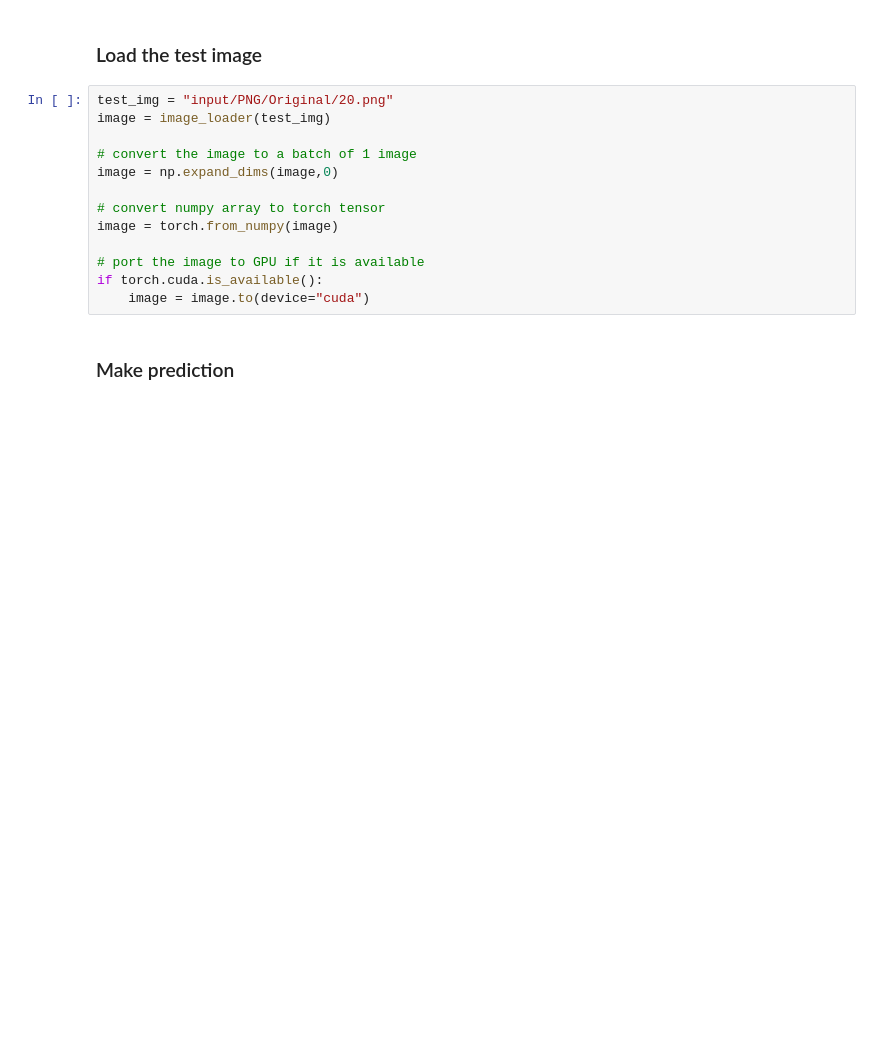
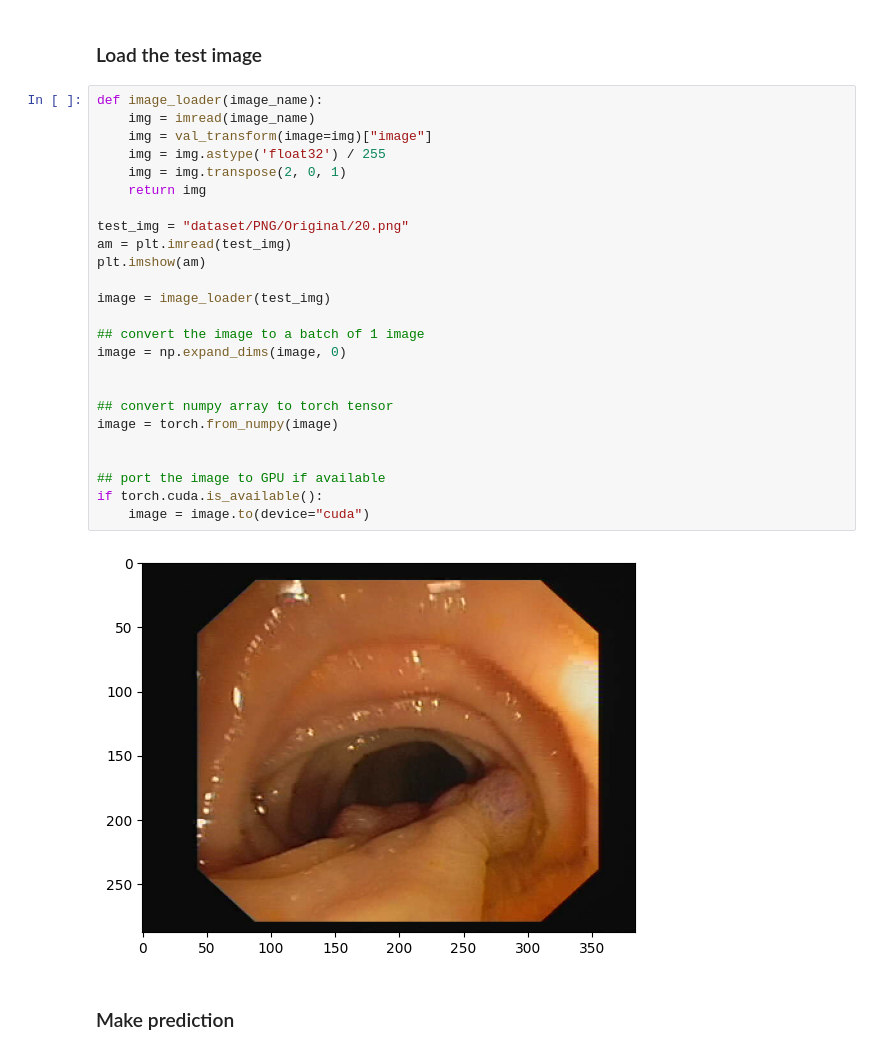
Before and after one commit to krik8235/ml-image-segmentation, a Jupyter notebook: ml_medical_image_segmentation.ipynb, the cells around one changed output. Saved outputs shown, nothing was run; the diff lists cells and outputs as text; blank space fills up the shorter version.

```diff
--- a/ml_medical_image_segmentation.ipynb
+++ b/ml_medical_image_segmentation.ipynb
@@ -354,18 +350,32 @@ model.eval()
 # %% [markdown]
 ### Load the test image
 # %%
-test_img = "input/PNG/Original/20.png"
+def image_loader(image_name):
+    img = imread(image_name)
+    img = val_transform(image=img)["image"]
+    img = img.astype('float32') / 255
+    img = img.transpose(2, 0, 1)
+    return img
+
+test_img = "dataset/PNG/Original/20.png"
+am = plt.imread(test_img)
+plt.imshow(am)
+
 image = image_loader(test_img)
 
-# convert the image to a batch of 1 image
-image = np.expand_dims(image,0)
+## convert the image to a batch of 1 image
+image = np.expand_dims(image, 0)
 
-# convert numpy array to torch tensor
+
+## convert numpy array to torch tensor
 image = torch.from_numpy(image)
 
-# port the image to GPU if it is available
+
+## port the image to GPU if available
 if torch.cuda.is_available():
     image = image.to(device="cuda")
+# %% [output]
+[figure, added]
 # %% [markdown]
 ### Make prediction
 # %%
```
Also changed, not shown: parts of 10 cells of this notebook, 8 other files.
